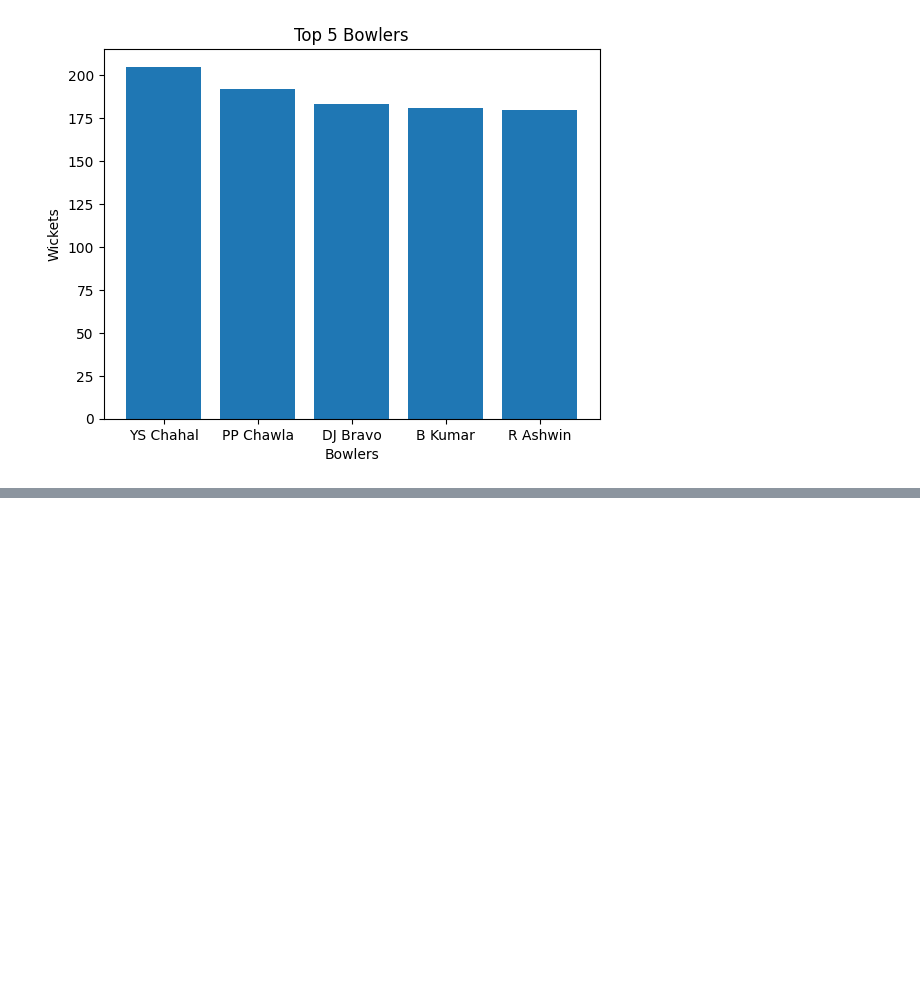
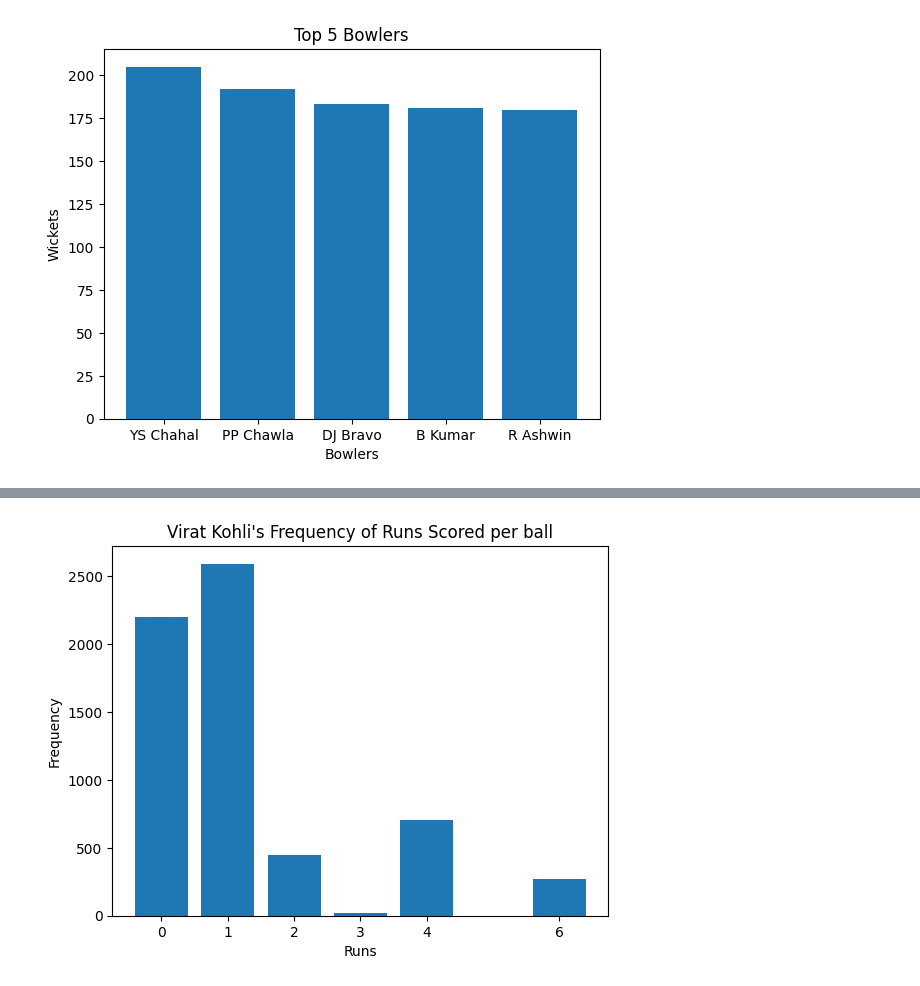
Before and after one commit to GamyIan/Sem2-SEC-practicals, a Jupyter notebook: Practical 6/ipl.ipynb, the cells around one changed output, grey strips where cells are left out. Cells and saved outputs as stored; diff of their text form; code cells hidden in the pictures; blank space fills up the shorter version.

```diff
--- a/Practical 6/ipl.ipynb
+++ b/Practical 6/ipl.ipynb
@@ -89,0 +122,16 @@ df.groupby(['season','batter'])['batsman_runs'].sum()
+# %%
+# Find the statistics of Virat Kohli. How many ones, twos, threes, fours, dotballs
+vk=df[df['batter']=="V Kohli"]['batsman_runs'].value_counts()
+#print(vk)
+
+plt.bar(list(vk.index),list(vk.values))
+plt.xlabel("Runs")
+plt.ylabel("Frequency")
+plt.xticks(list(vk.index))
+plt.title("Virat Kohli's Frequency of Runs Scored per ball")
+
+plt.show()
+
+# Pie Chart
+# %% [output]
+[figure, added]
```
Also changed, not shown: parts of 4 cells of this notebook.
